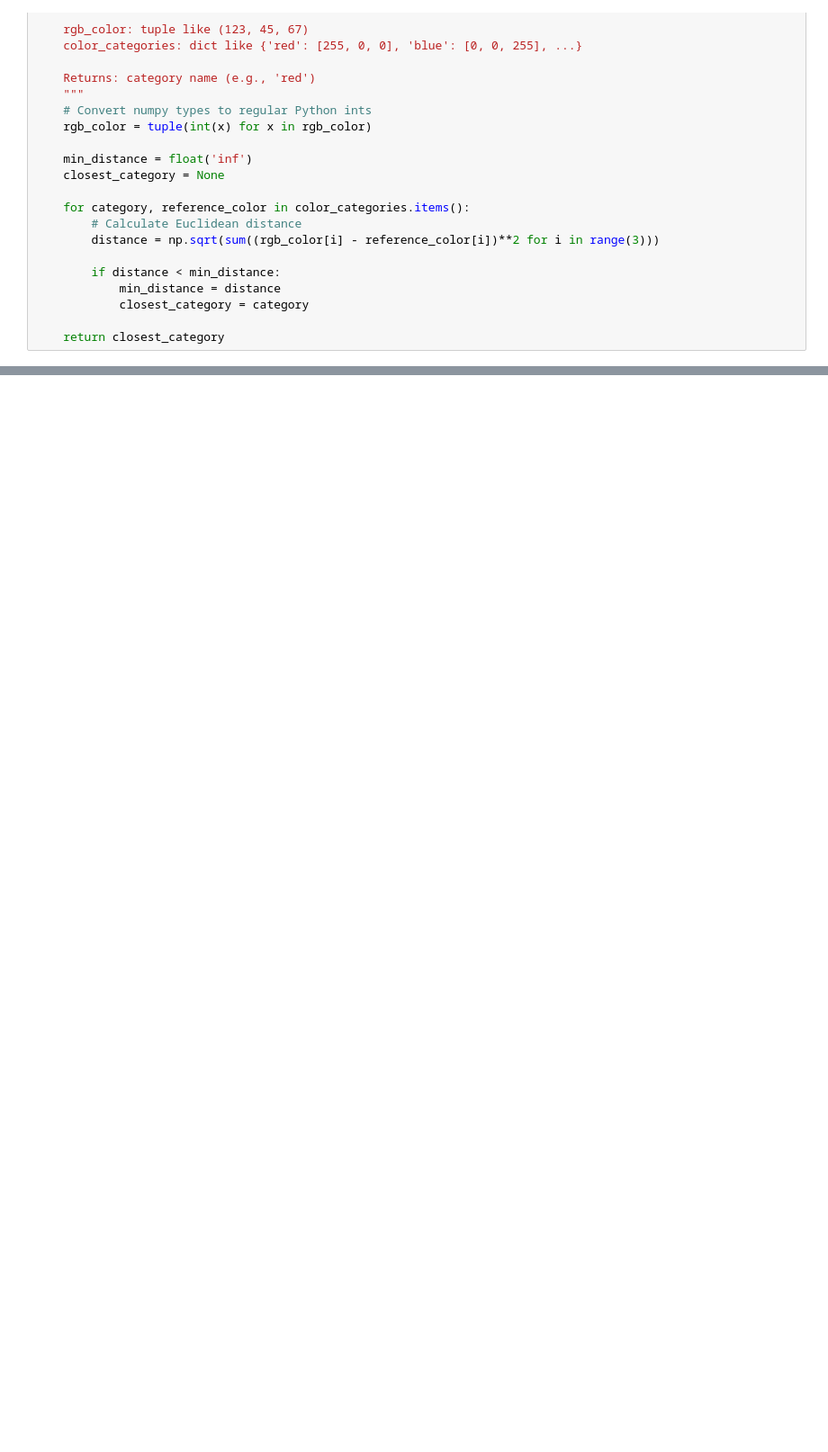
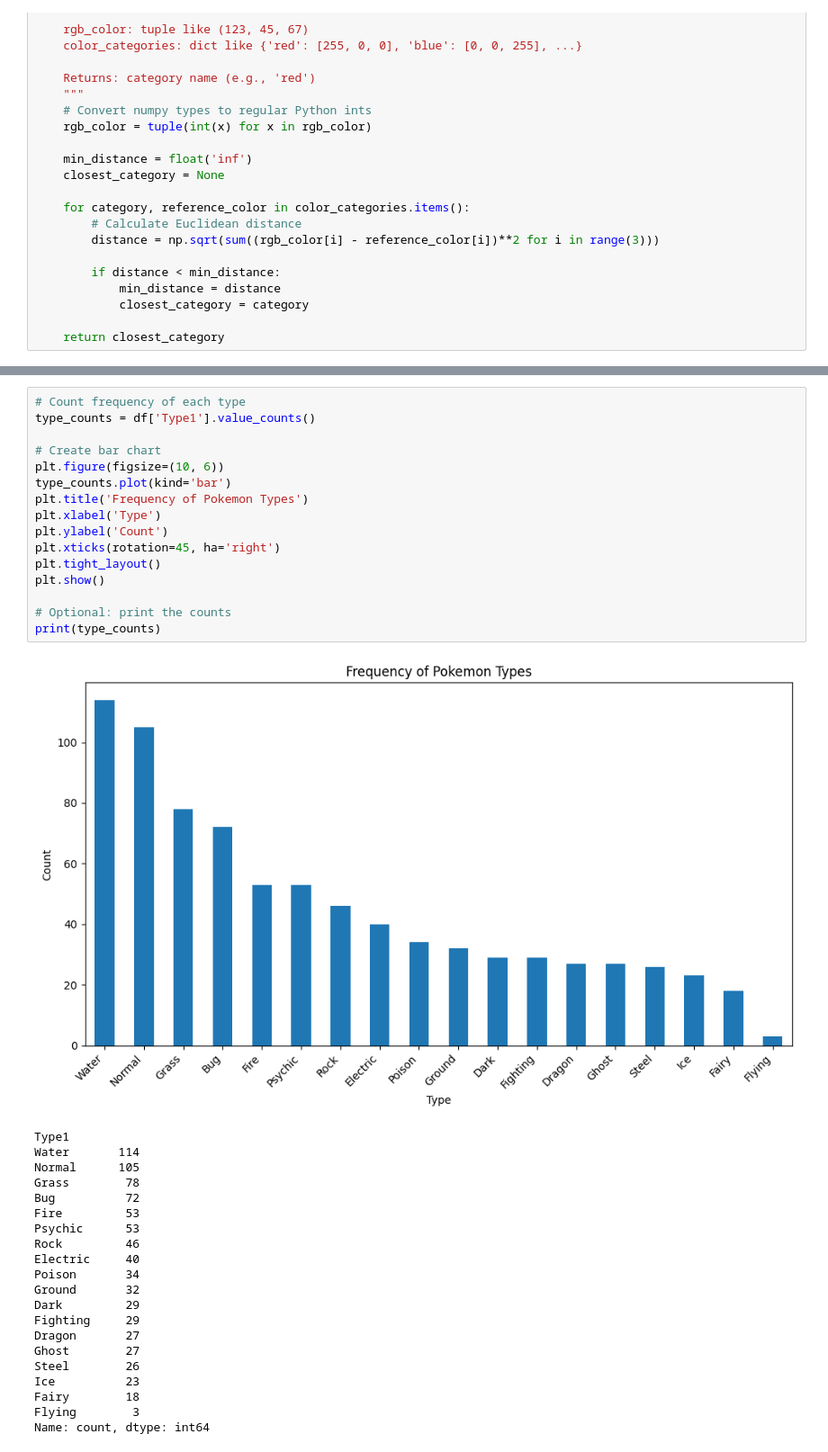
Before and after one commit to internetspending/pokemonclassifier, a Jupyter notebook: src/eda/eda.ipynb, the cells around one changed output, grey strips where cells are left out. Shown at 90% size. Cells and saved outputs as stored; diff of their text form; blank space fills up the shorter version.

```diff
--- a/src/eda/eda.ipynb
+++ b/src/eda/eda.ipynb
@@ -296,0 +312,38 @@ plt.show()
+# %%
+# Count frequency of each type
+type_counts = df['Type1'].value_counts()
+
+# Create bar chart
+plt.figure(figsize=(10, 6))
+type_counts.plot(kind='bar')
+plt.title('Frequency of Pokemon Types')
+plt.xlabel('Type')
+plt.ylabel('Count')
+plt.xticks(rotation=45, ha='right')
+plt.tight_layout()
+plt.show()
+
+# Optional: print the counts
+print(type_counts)
+# %% [output]
+[figure, added]
+Type1
+Water       114
+Normal      105
+Grass        78
+Bug          72
+Fire         53
+Psychic      53
+Rock         46
+Electric     40
+Poison       34
+Ground       32
+Dark         29
+Fighting     29
+Dragon       27
+Ghost        27
+Steel        26
+Ice          23
+Fairy        18
+Flying        3
+Name: count, dtype: int64
```
Also changed, not shown: parts of 3 cells of this notebook.
